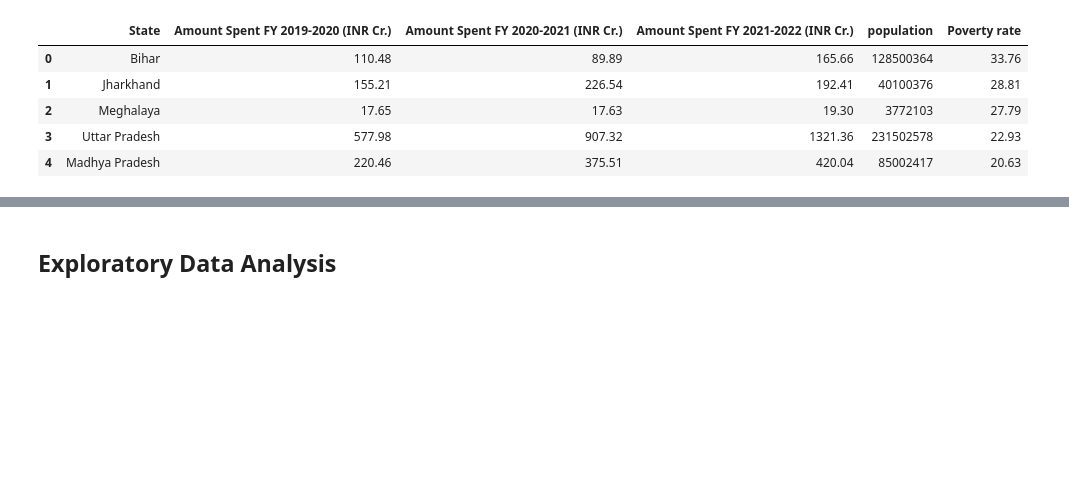
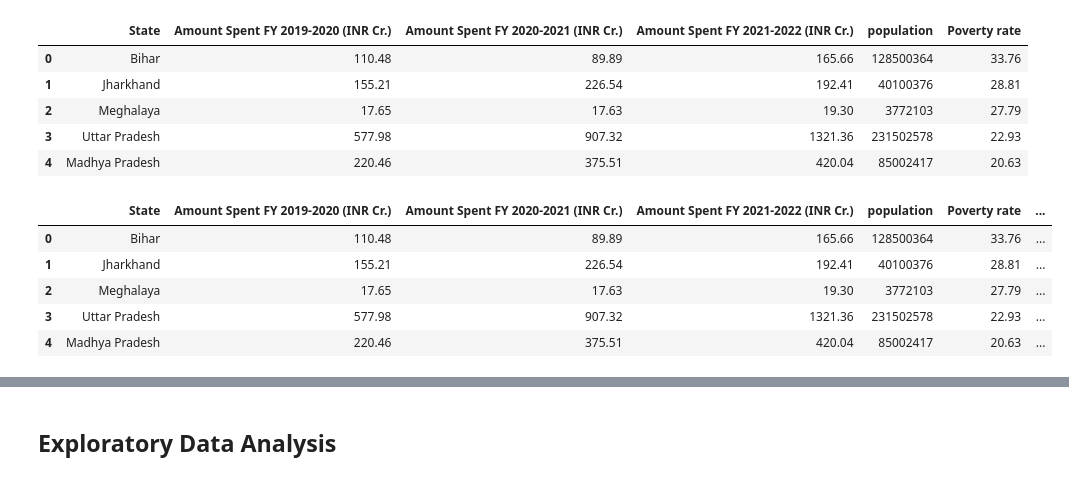
Before and after one commit to DaanMatch/wiki, a Jupyter notebook: _sources/stateWiseView/StateWiseView.ipynb, the cells around one changed output, grey strips where cells are left out. Drawn from its saved outputs; the diff is of its cells as text; code cells hidden in the pictures; blank space fills up the shorter version.

```diff
--- a/_sources/stateWiseView/StateWiseView.ipynb
+++ b/_sources/stateWiseView/StateWiseView.ipynb
@@ -35,6 +35,23 @@ data.head()
 | 2 | Meghalaya | 17.65 | 17.63 | 19.30 | 3772103 | 27.79 |
 | 3 | Uttar Pradesh | 577.98 | 907.32 | 1321.36 | 231502578 | 22.93 |
 | 4 | Madhya Pradesh | 220.46 | 375.51 | 420.04 | 85002417 | 20.63 |
+# %%
+hdi_df = pd.read_excel('data/state_HDI.xlsx', header=1)
+
+# Check if 'Unnamed: 0' column exists before attempting to drop it
+if 'Unnamed: 0' in hdi_df.columns:
+    hdi_df = hdi_df.drop('Unnamed: 0', axis=1)
+hdi_df.head()
+
+data = data.merge(hdi_df, left_on='State', right_on="State/Union Territory", how='inner')
+data.head()
+# %% [output]
+|  | State | Amount Spent FY 2019-2020 (INR Cr.) | Amount Spent FY 2020-2021 (INR Cr.) | Amount Spent FY 2021-2022 (INR Cr.) | population | Poverty rate | ... |
+| 0 | Bihar | 110.48 | 89.89 | 165.66 | 128500364 | 33.76 | ... |
+| 1 | Jharkhand | 155.21 | 226.54 | 192.41 | 40100376 | 28.81 | ... |
+| 2 | Meghalaya | 17.65 | 17.63 | 19.30 | 3772103 | 27.79 | ... |
+| 3 | Uttar Pradesh | 577.98 | 907.32 | 1321.36 | 231502578 | 22.93 | ... |
+| 4 | Madhya Pradesh | 220.46 | 375.51 | 420.04 | 85002417 | 20.63 | ... |
 # %%
 # Descriptive Statistics
 # Calculate basic statistics for numeric columns
```
Also changed, not shown: parts of 7 cells of this notebook, 5 other files.
